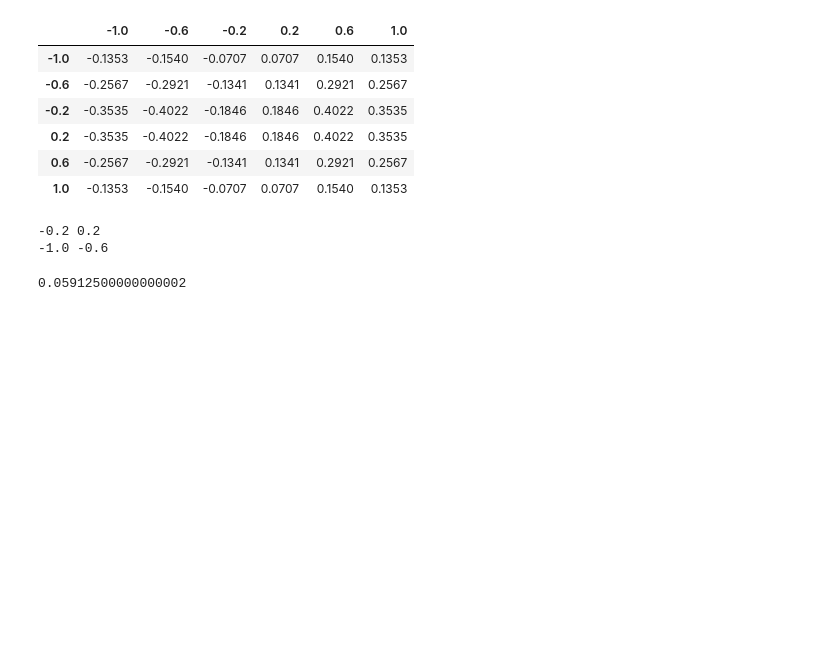
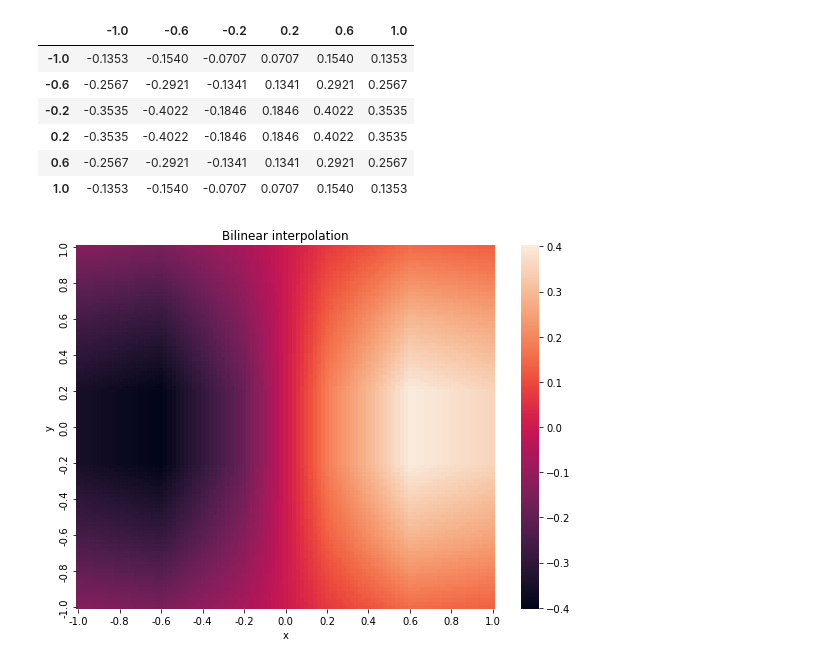
Before and after one commit to aoguedao/math685_numerical_analysis, a Jupyter notebook: assignments/hwk03.ipynb, the cells around one changed output. Saved outputs shown, nothing was run; the diff lists cells and outputs as text; code cells hidden in the pictures; blank space fills up the shorter version.

```diff
--- a/assignments/hwk03.ipynb
+++ b/assignments/hwk03.ipynb
@@ -125,6 +215,3 @@ data
 | 0.2 | -0.3535 | -0.4022 | -0.1846 | 0.1846 | 0.4022 | 0.3535 |
 | 0.6 | -0.2567 | -0.2921 | -0.1341 | 0.1341 | 0.2921 | 0.2567 |
 | 1.0 | -0.1353 | -0.1540 | -0.0707 | 0.0707 | 0.1540 | 0.1353 |
-# %%
-x = 0.1
-y = -0.7
@@ -136,6 +217,0 @@ y2 = y_knots[y <= y_knots].min()
-# %%
-print(x1, x2)
-print(y1, y2)
-# %% [output]
--0.2 0.2
--1.0 -0.6
@@ -148,12 +217,0 @@ Q = np.array([[q11, q12], [q21, q22]])
-# %%
-fxy = (
-    np.array([x2 - x, x - x1], ndmin=2)
-    @
-    Q
-    @ np.array([y2 - y, y - y1], ndmin=2).T
-    / (x2 - x1)
-    / (y2 - y1)
-).item()
-fxy
-# %% [output]
-0.05912500000000002
@@ -159,0 +258,25 @@ fxy
+# %%
+values = []
+for x in np.around(np.linspace(-1, 1, 101), decimals=2):
+    for y in np.around(np.linspace(-1, 1, 101), decimals=2):
+        fxy = bilinear_interpolation(x, y, x_knots, y_knots)
+        values.append([x, y, fxy])
+bilinear_df = pd.DataFrame(values, columns=["x", "y", "f"])
+# %%
+bilinear_pivot = (
+    bilinear_df.pivot("y", "x", "f")
+    .sort_index(ascending=False)
+)
+fig, ax = plt.subplots(figsize=(8, 6))
+sns.heatmap(
+    bilinear_pivot,
+    xticklabels=10,
+    yticklabels=10,
+    ax=ax,
+)
+ax.set_title("Bilinear interpolation")
+fig.tight_layout()
+# plt.savefig(images_path / "exercise07.png", dpi=300)
+fig.show()
+# %% [output]
+[figure, added]
```
Also changed, not shown: parts of 14 cells of this notebook.
